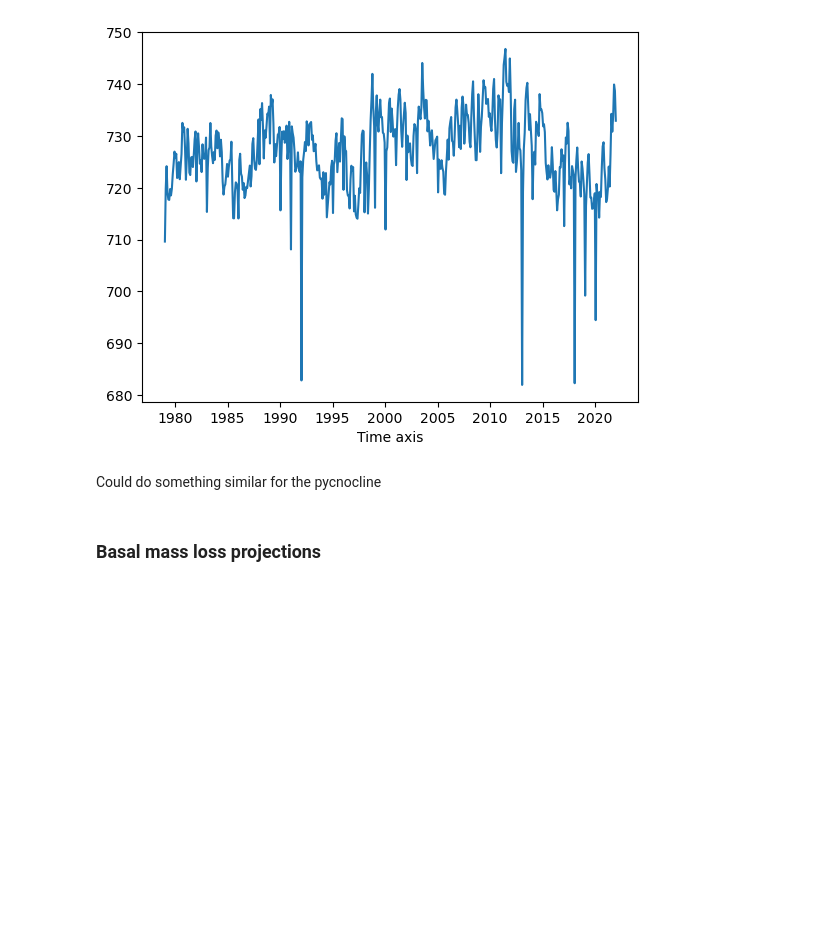
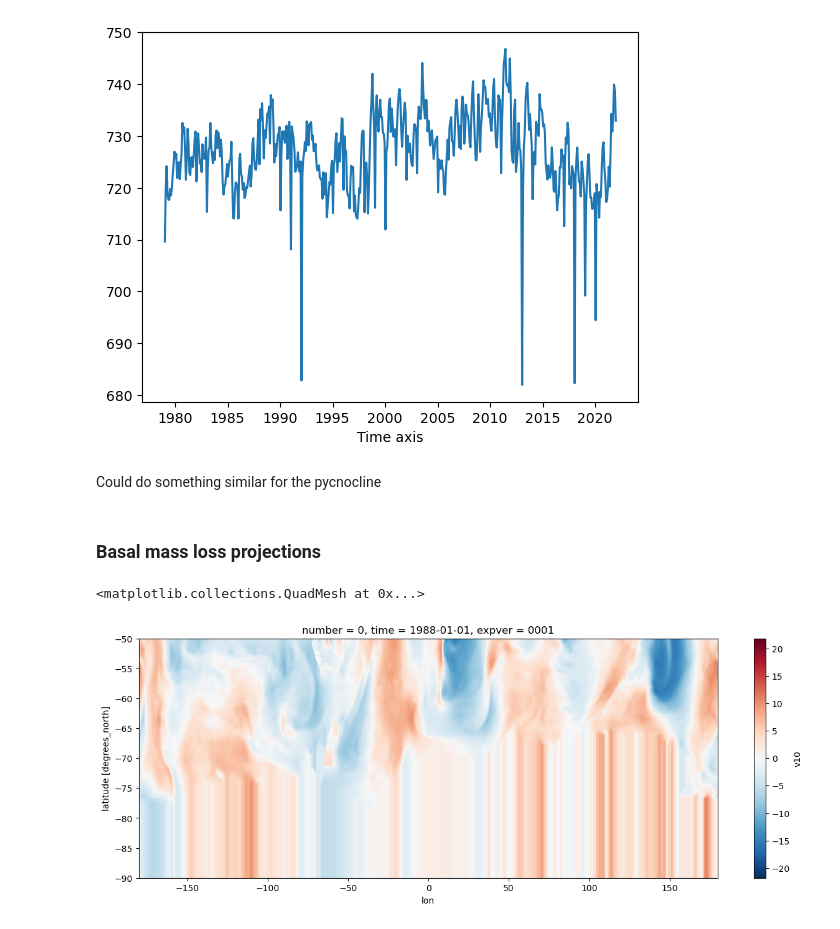
Before and after one commit to brogalla/analysis-birgal, a Jupyter notebook: nemo_config_setup/climate-experiments/CESM2/LE2_ensemble_1979-2050.ipynb, the cells around one changed output. Cells and saved outputs as stored; diff of their text form; code cells hidden in the pictures; blank space fills up the shorter version.

```diff
--- a/nemo_config_setup/climate-experiments/CESM2/LE2_ensemble_1979-2050.ipynb
+++ b/nemo_config_setup/climate-experiments/CESM2/LE2_ensemble_1979-2050.ipynb
@@ -219,3 +228,12 @@ def plot_experiment_set(da, expt_name, color, ax, label_mean=True):
 
     return
+# %%
+# t2m, d2m, u10, v10
+# msdwswrf, msdwlwrf, msl, msr, mtpr
+var='v10'
+ds = xr.open_dataset(f'{base_dir}ERA5-forcing/hourly/processed/{var}_y1988.nc')
+ds[var].isel(time=0).plot(figsize=(15,5), ylim=(-90,-50))
+# %% [output]
+<matplotlib.collections.QuadMesh at 0x...>
+[figure, added]
 # %%
```
Also changed, not shown: parts of 7 cells of this notebook.
